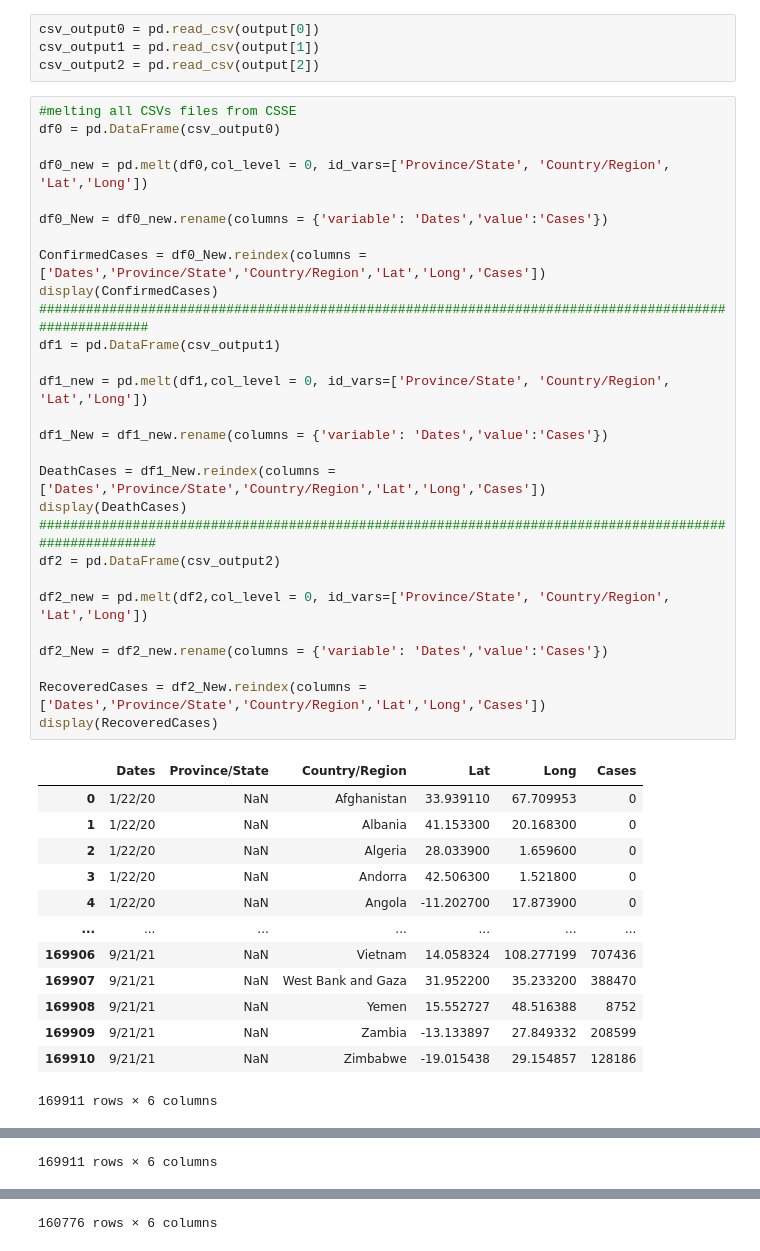
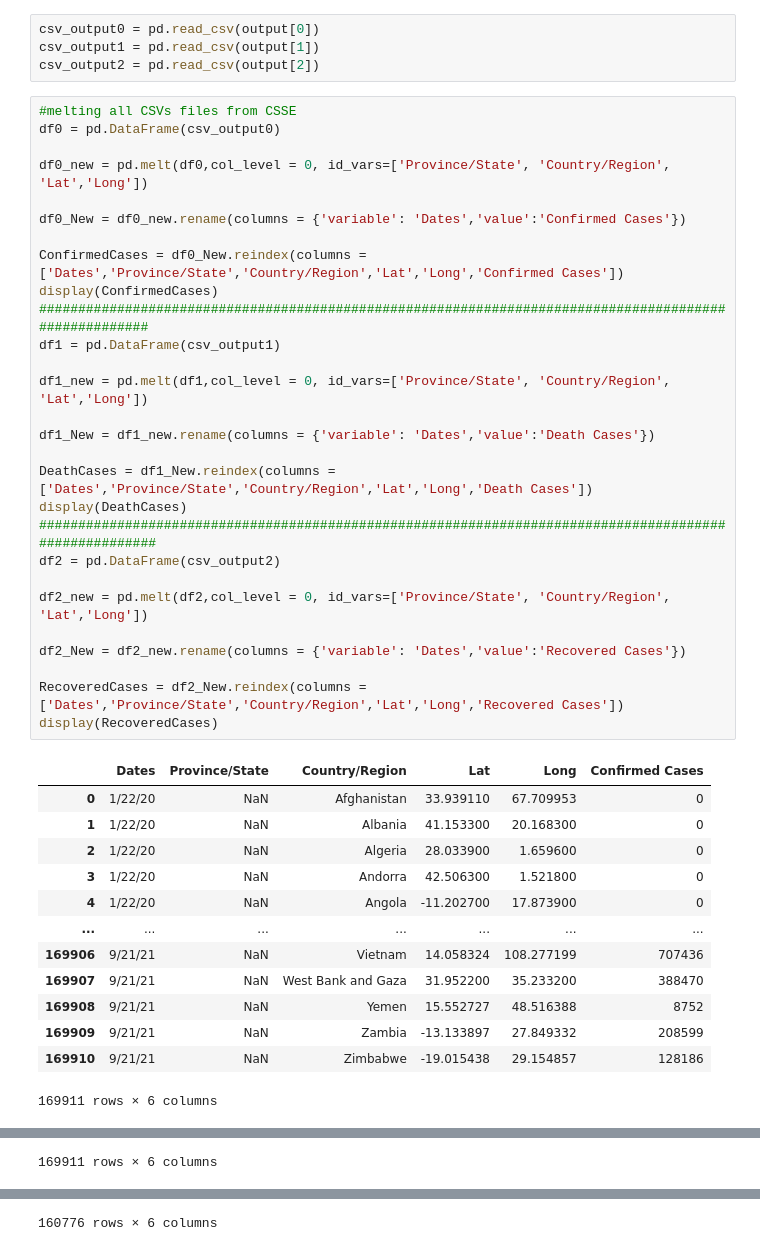
Before and after one commit to jisanos/C19A-COVID-19-Prediction-Algorithm, a Jupyter notebook: CSSE vs WHO.ipynb, the cells around one changed output, grey strips where cells are left out. Saved outputs shown, nothing was run; the diff lists cells and outputs as text.

```diff
--- a/CSSE vs WHO.ipynb
+++ b/CSSE vs WHO.ipynb
@@ -62,33 +62,33 @@ csv_output2 = pd.read_csv(output[2])
 # %%
 #melting all CSVs files from CSSE
 df0 = pd.DataFrame(csv_output0)
 
 df0_new = pd.melt(df0,col_level = 0, id_vars=['Province/State', 'Country/Region', 'Lat','Long'])
 
-df0_New = df0_new.rename(columns = {'variable': 'Dates','value':'Cases'})
+df0_New = df0_new.rename(columns = {'variable': 'Dates','value':'Confirmed Cases'})
 
-ConfirmedCases = df0_New.reindex(columns = ['Dates','Province/State','Country/Region','Lat','Long','Cases'])
+ConfirmedCases = df0_New.reindex(columns = ['Dates','Province/State','Country/Region','Lat','Long','Confirmed Cases'])
 display(ConfirmedCases)
 ######################################################################################################
 df1 = pd.DataFrame(csv_output1)
 
 df1_new = pd.melt(df1,col_level = 0, id_vars=['Province/State', 'Country/Region', 'Lat','Long'])
 
-df1_New = df1_new.rename(columns = {'variable': 'Dates','value':'Cases'})
+df1_New = df1_new.rename(columns = {'variable': 'Dates','value':'Death Cases'})
 
-DeathCases = df1_New.reindex(columns = ['Dates','Province/State','Country/Region','Lat','Long','Cases'])
+DeathCases = df1_New.reindex(columns = ['Dates','Province/State','Country/Region','Lat','Long','Death Cases'])
 display(DeathCases)
 #######################################################################################################
 df2 = pd.DataFrame(csv_output2)
 
 df2_new = pd.melt(df2,col_level = 0, id_vars=['Province/State', 'Country/Region', 'Lat','Long'])
 
-df2_New = df2_new.rename(columns = {'variable': 'Dates','value':'Cases'})
+df2_New = df2_new.rename(columns = {'variable': 'Dates','value':'Recovered Cases'})
 
-RecoveredCases = df2_New.reindex(columns = ['Dates','Province/State','Country/Region','Lat','Long','Cases'])
+RecoveredCases = df2_New.reindex(columns = ['Dates','Province/State','Country/Region','Lat','Long','Recovered Cases'])
 display(RecoveredCases)
 # %% [output]
-|  | Dates | Province/State | Country/Region | Lat | Long | Cases |
+|  | Dates | Province/State | Country/Region | Lat | Long | Confirmed Cases |
 | 0 | 1/22/20 | NaN | Afghanistan | 33.939110 | 67.709953 | 0 |
 | 1 | 1/22/20 | NaN | Albania | 41.153300 | 20.168300 | 0 |
 | 2 | 1/22/20 | NaN | Algeria | 28.033900 | 1.659600 | 0 |
```
Also changed, not shown: parts of 4 cells of this notebook.
